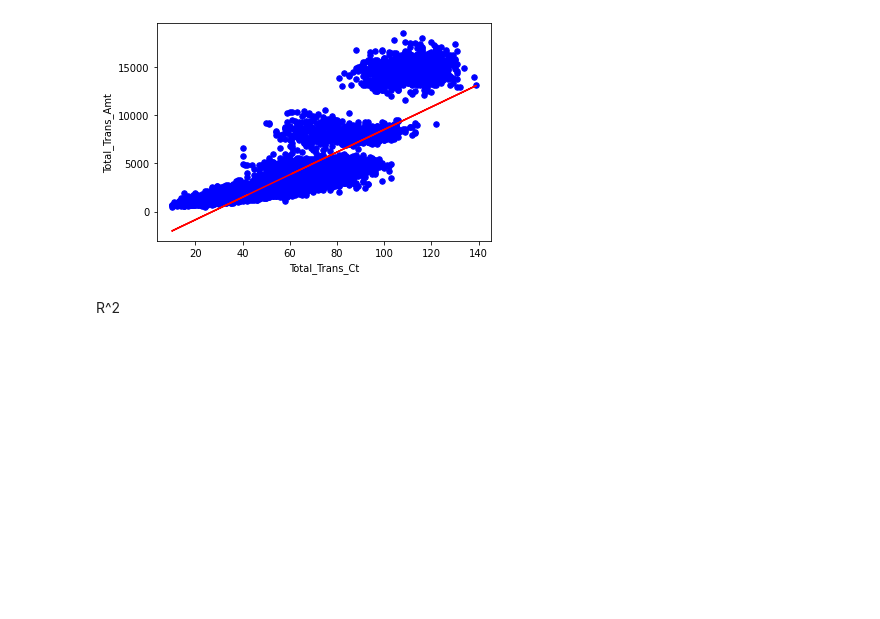
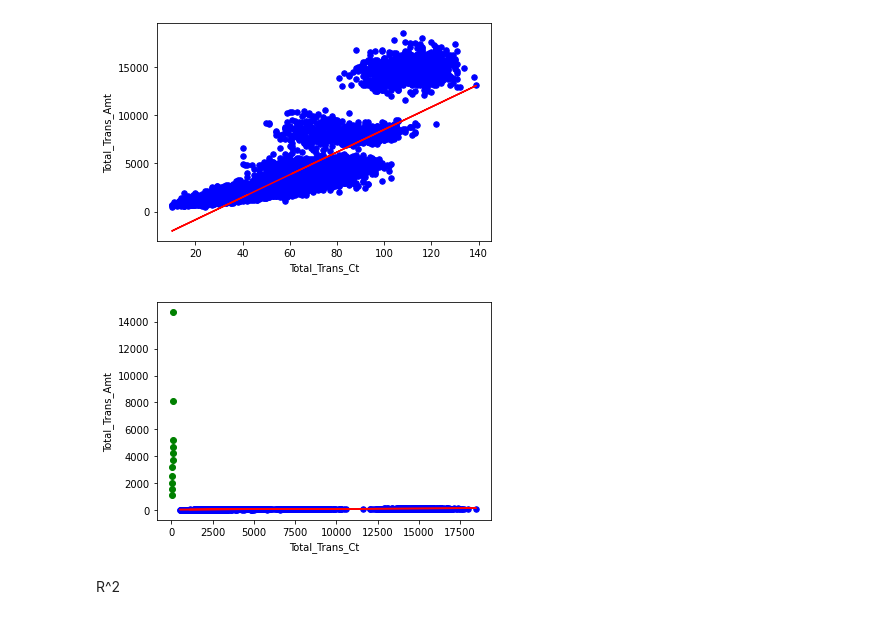
Before and after one commit to ParkSoravee/ProbStat_Analytic, a Jupyter notebook: advance/linear.ipynb, the cells around one changed output. Saved outputs shown, nothing was run; the diff lists cells and outputs as text; code cells hidden in the pictures; blank space fills up the shorter version.

Commit message:
linear regression

```diff
--- a/advance/linear.ipynb
+++ b/advance/linear.ipynb
@@ -63,6 +69,28 @@ Estimated coefficients:
 b_0 = -3172.8998028135866
 b_1 = 116.82298196030168
 [figure]
+# %%
+
+amount, count, age = np.genfromtxt("../ct0.csv", delimiter=' ').T
+# print(centroid)
+plt.scatter(x, y, color="b",
+            marker="o", s=30)
+
+# predicted response vector
+y_pred = b[0] + b[1]*x
+
+# plotting the regression line
+plt.plot(x, y_pred, color="r")
+plt.scatter(count, amount, color="g")
+
+# putting labels
+plt.xlabel('Total_Trans_Ct')
+plt.ylabel('Total_Trans_Amt')
+
+# function to show plot
+plt.show()
+# %% [output]
+[figure, added]
 # %% [markdown]
 R^2
 # %%
```
Also changed, not shown: parts of 3 cells of this notebook, 2 other files.
